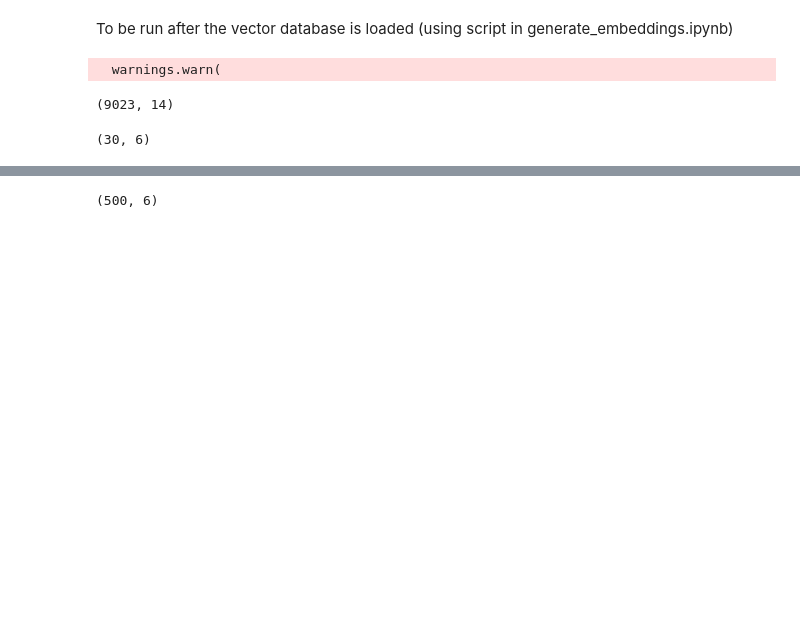
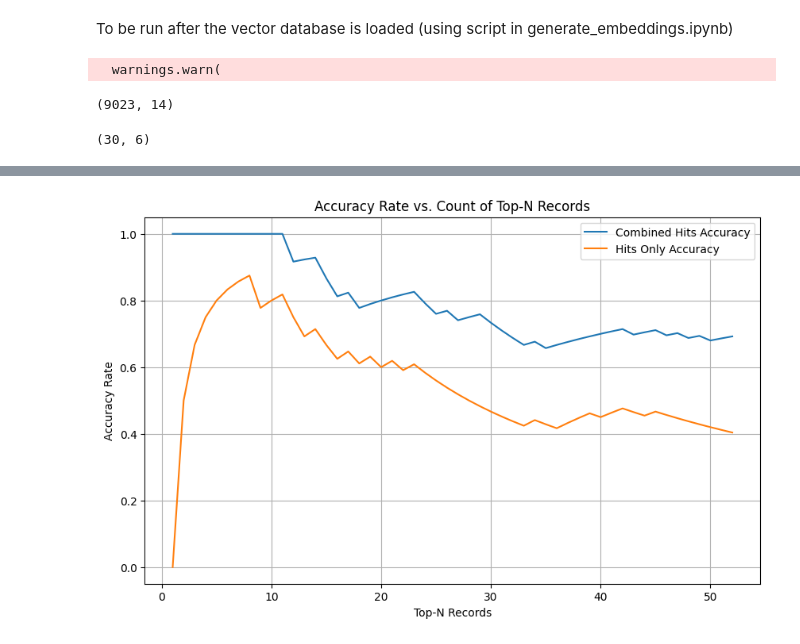
Before and after one commit to karenswang/semantic-search, a Jupyter notebook: data_processing/search.ipynb, the cells around one changed output, grey strips where cells are left out. Saved outputs shown, nothing was run; the diff lists cells and outputs as text; code cells hidden in the pictures; blank space fills up the shorter version.

Commit message:
add top 50 accuracy plot

```diff
--- a/data_processing/search.ipynb
+++ b/data_processing/search.ipynb
@@ -113,4 +93,32 @@ raw[raw['StateCode'] == "MO"]
-# %%
-df.shape
-# %% [output]
-(500, 6)
+# %%
+import pandas as pd
+import matplotlib.pyplot as plt
+
+mo_50 = pd.read_csv('../data_storage/legislation/MO_weaviate_result_top_50.csv')
+
+mo_50['is_hit'] = mo_50['label'] == 'Y'
+mo_50['is_good_hit'] = mo_50['label'] == 'G'
+mo_50['cumulative_hits'] = mo_50['is_hit'].cumsum()
+mo_50['cumulative_good_hits'] = mo_50['is_good_hit'].cumsum()
+
+# Combined hits and good hits
+mo_50['combined_hits'] = mo_50['cumulative_hits'] + mo_50['cumulative_good_hits']
+
+# Calculate total records considered at each n for normalization
+mo_50['total_records'] = range(1, len(mo_50) + 1)
+
+# Calculate accuracy rates
+mo_50['accuracy_combined'] = mo_50['combined_hits'] / mo_50['total_records']
+mo_50['accuracy_hits_only'] = mo_50['cumulative_hits'] / mo_50['total_records']
+
+plt.figure(figsize=(10, 6))
+plt.plot(mo_50['total_records'], mo_50['accuracy_combined'], label='Combined Hits Accuracy')
+plt.plot(mo_50['total_records'], mo_50['accuracy_hits_only'], label='Hits Only Accuracy')
+plt.xlabel('Top-N Records')
+plt.ylabel('Accuracy Rate')
+plt.title('Accuracy Rate vs. Count of Top-N Records')
+plt.legend()
+plt.grid(True)
+plt.show()
+# %% [output]
+[figure, added]
```
Also changed, not shown: parts of 2 cells of this notebook.
